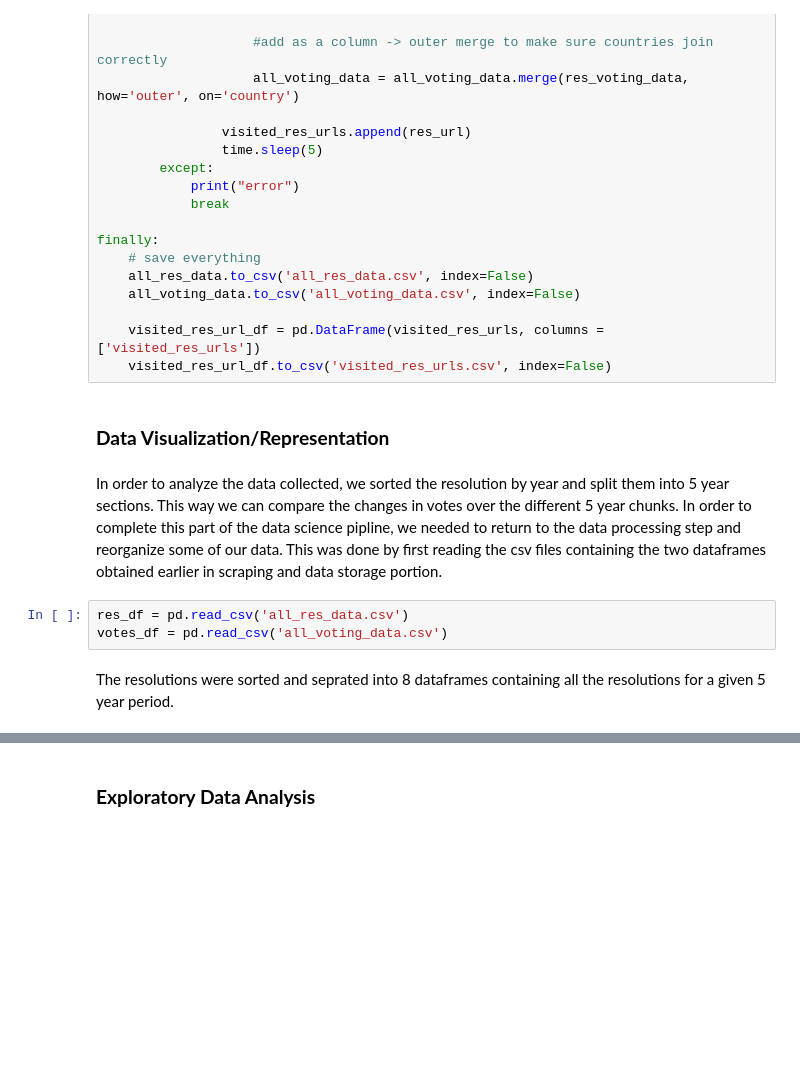
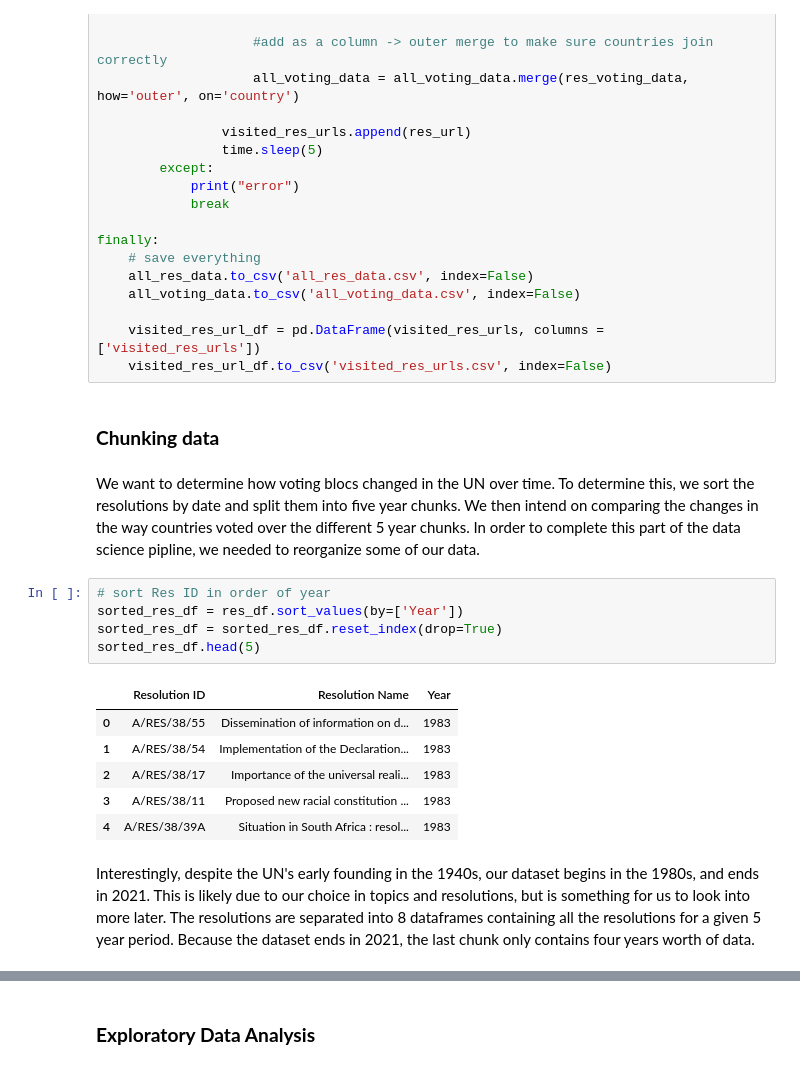
Before and after one commit to lbrown98/un-voting-patterns, a Jupyter notebook: get_un_voting_data.ipynb, the cells around one changed output, grey strips where cells are left out. Drawn from its saved outputs; the diff is of its cells as text; blank space fills up the shorter version.

```diff
--- a/get_un_voting_data.ipynb
+++ b/get_un_voting_data.ipynb
@@ -312,13 +324,22 @@ finally:
 
     visited_res_url_df = pd.DataFrame(visited_res_urls, columns = ['visited_res_urls'])
     visited_res_url_df.to_csv('visited_res_urls.csv', index=False)
-# %% [markdown]
-### **Data Visualization/Representation**
+# %% [markdown]
+### **Chunking data**
 # %% [markdown]
-In order to analyze the data collected, we sorted the resolution by year and split them into 5 year sections. This way we can compare the changes in votes over the different 5 year chunks. In order to complete this part of the data science pipline, we needed to return to the data processing step and reorganize some of our data. This was done by first reading the csv files containing the two dataframes obtained earlier in scraping and data storage portion.
+We want to determine how voting blocs changed in the UN over time. To determine this, we sort the resolutions by date and split them into five year chunks. We then intend on comparing the changes in the way countries voted over the different 5 year chunks. In order to complete this part of the data science pipline, we needed to reorganize some of our data.
 # %%
-res_df = pd.read_csv('all_res_data.csv')
-votes_df = pd.read_csv('all_voting_data.csv')
+# sort Res ID in order of year
+sorted_res_df = res_df.sort_values(by=['Year'])
+sorted_res_df = sorted_res_df.reset_index(drop=True)
+sorted_res_df.head(5)
+# %% [output]
+|  | Resolution ID | Resolution Name | Year |
+| 0 | A/RES/38/55 | Dissemination of information on d... | 1983 |
+| 1 | A/RES/38/54 | Implementation of the Declaration... | 1983 |
+| 2 | A/RES/38/17 | Importance of the universal reali... | 1983 |
+| 3 | A/RES/38/11 | Proposed new racial constitution ... | 1983 |
+| 4 | A/RES/38/39A | Situation in South Africa : resol... | 1983 |
 # %% [markdown]
-The resolutions were sorted and seprated into 8 dataframes containing all the resolutions for a given 5 year period.
+Interestingly, despite the UN's early founding in the 1940s, our dataset begins in the 1980s, and ends in 2021. This is likely due to our choice in topics and resolutions, but is something for us to look into more later. The resolutions are separated into 8 dataframes containing all the resolutions for a given 5 year period. Because the dataset ends in 2021, the last chunk only contains four years worth of data.
 # %%
```
Also changed, not shown: parts of 21 cells of this notebook.
